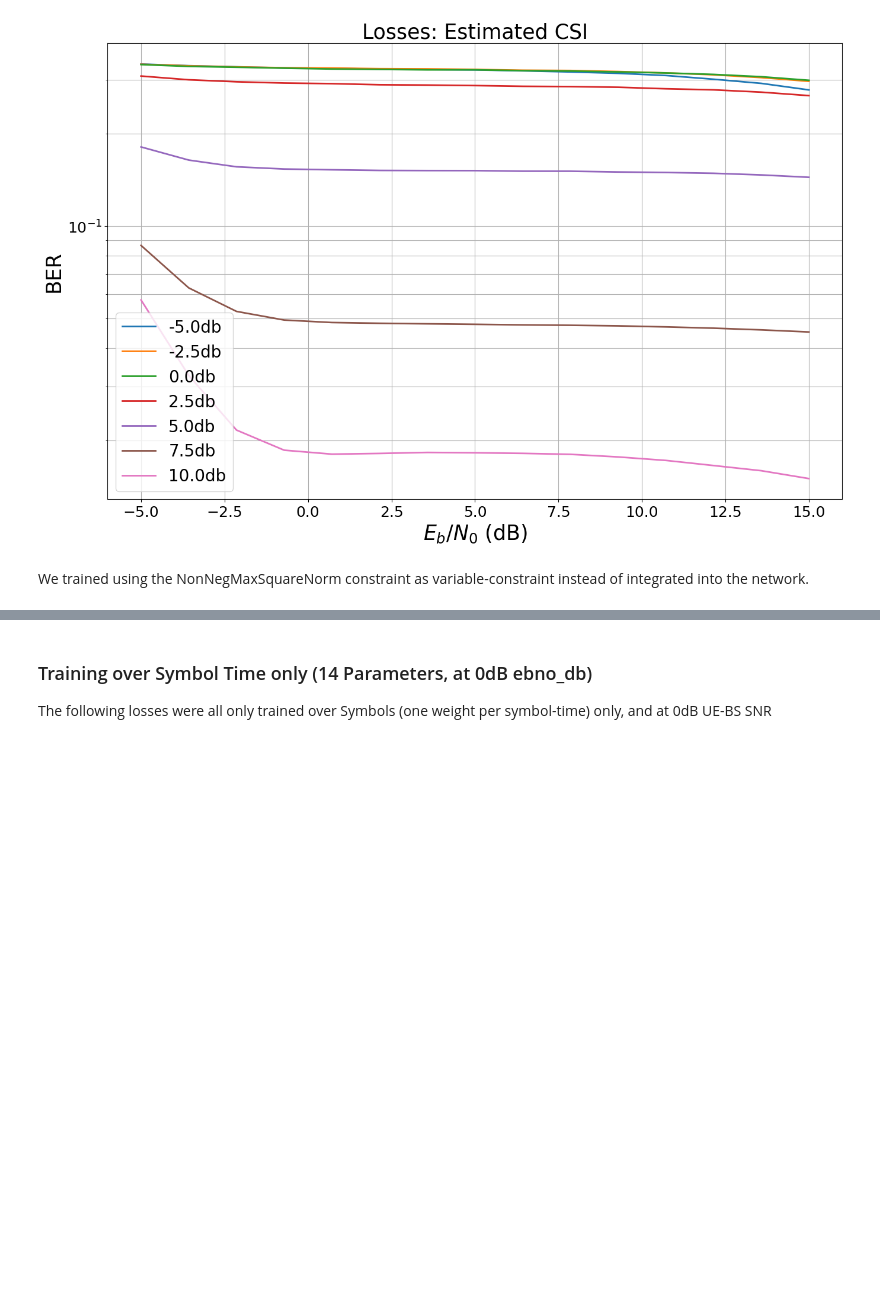
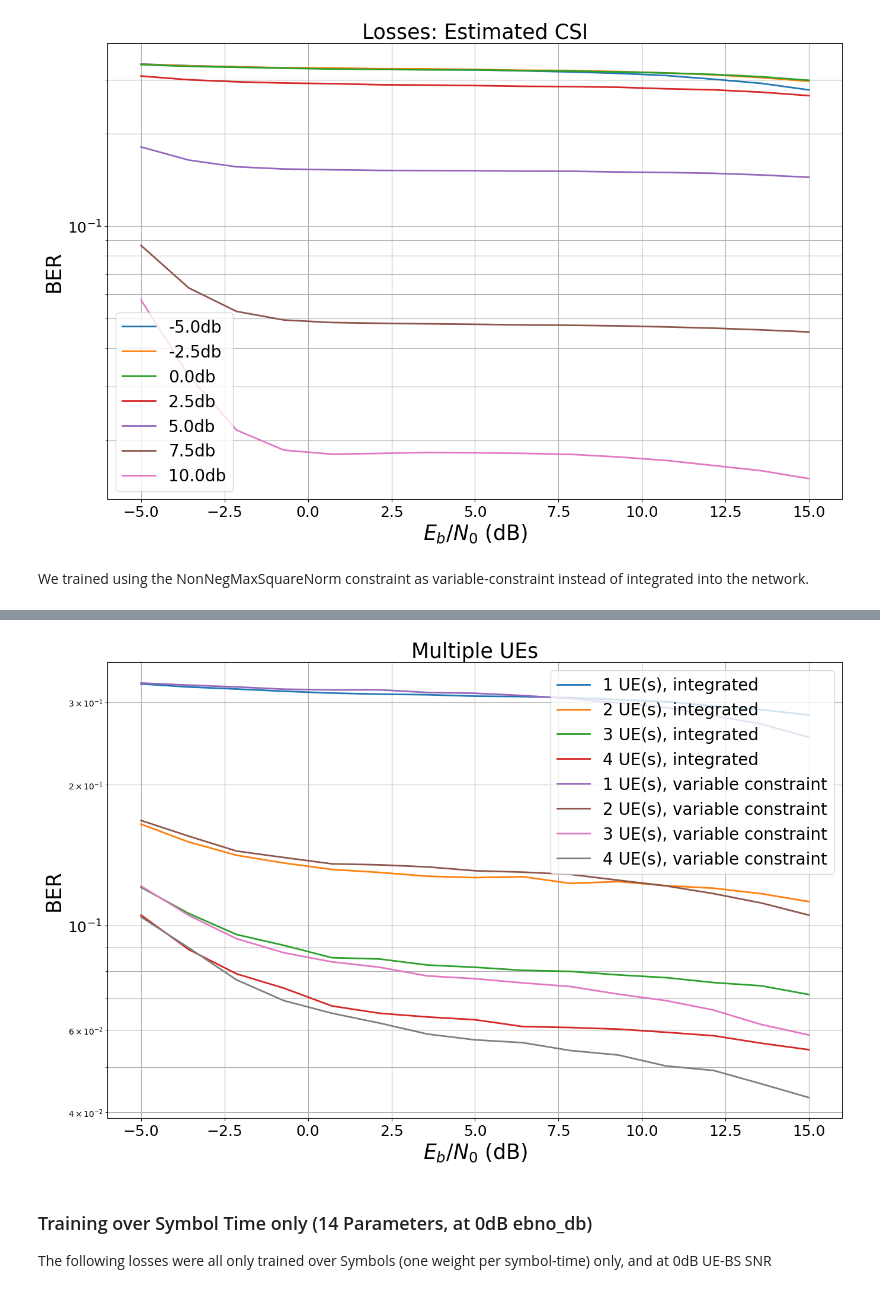
Before and after one commit to IIP-Group/pyjama, a Jupyter notebook: simulations/losses.ipynb, the cells around one changed output, grey strips where cells are left out. Cells and saved outputs as stored; diff of their text form; code cells hidden in the pictures; blank space fills up the shorter version.

```diff
--- a/simulations/losses.ipynb
+++ b/simulations/losses.ipynb
@@ -243,3 +286,8 @@ EbNo [dB] |        BER |       BLER |  bit errors |    num bits | block errors |
+# %%
+ber_plots.title = "Multiple UEs"
+ber_plots()
+# %% [output]
+[figure, added]
 # %% [markdown]
 ### Training over Symbol Time only (14 Parameters, at 0dB ebno_db)
 The following losses were all only trained over Symbols (one weight per symbol-time) only, and at 0dB UE-BS SNR
```
Also changed, not shown: parts of 5 cells of this notebook, 5 other files.
